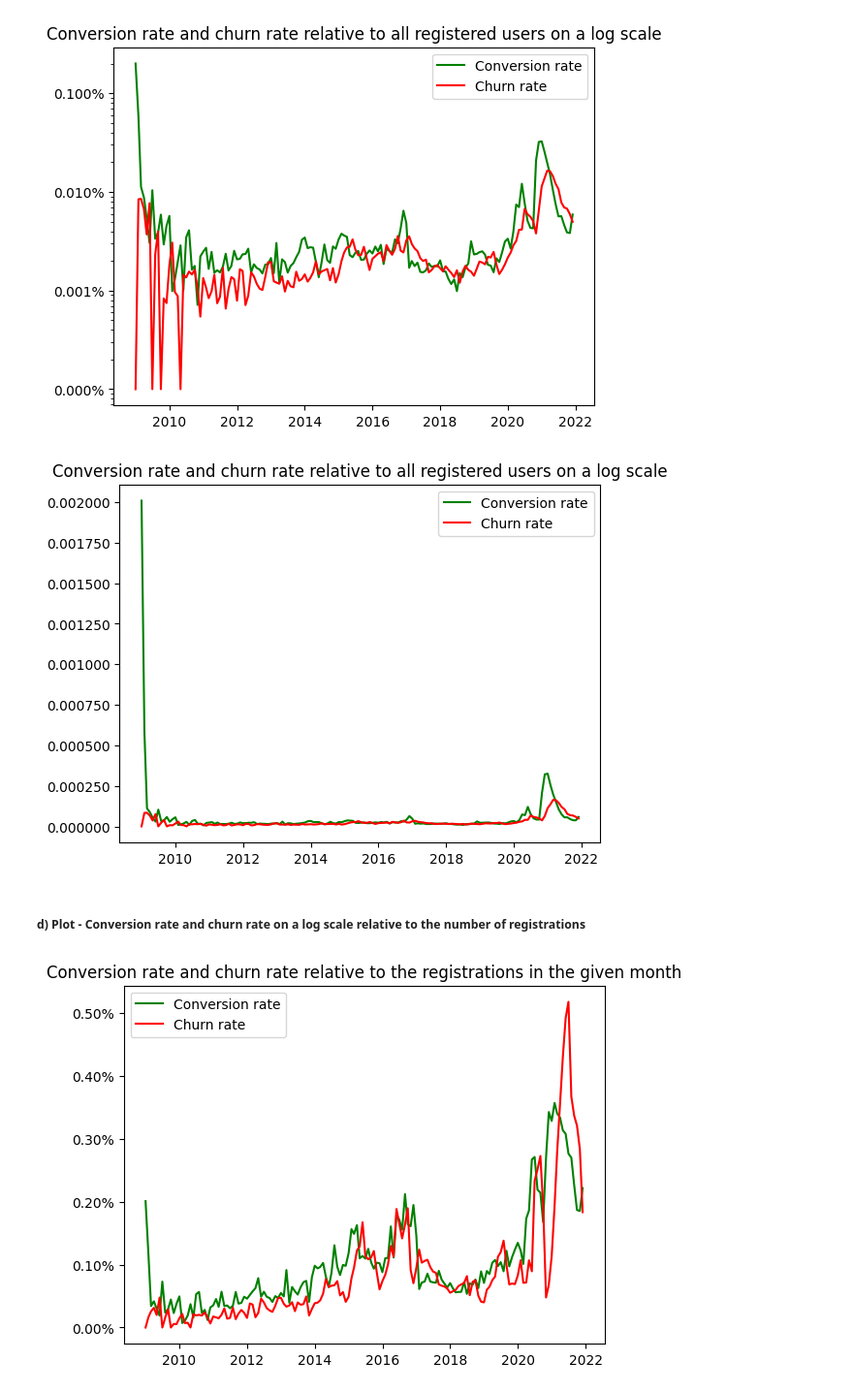
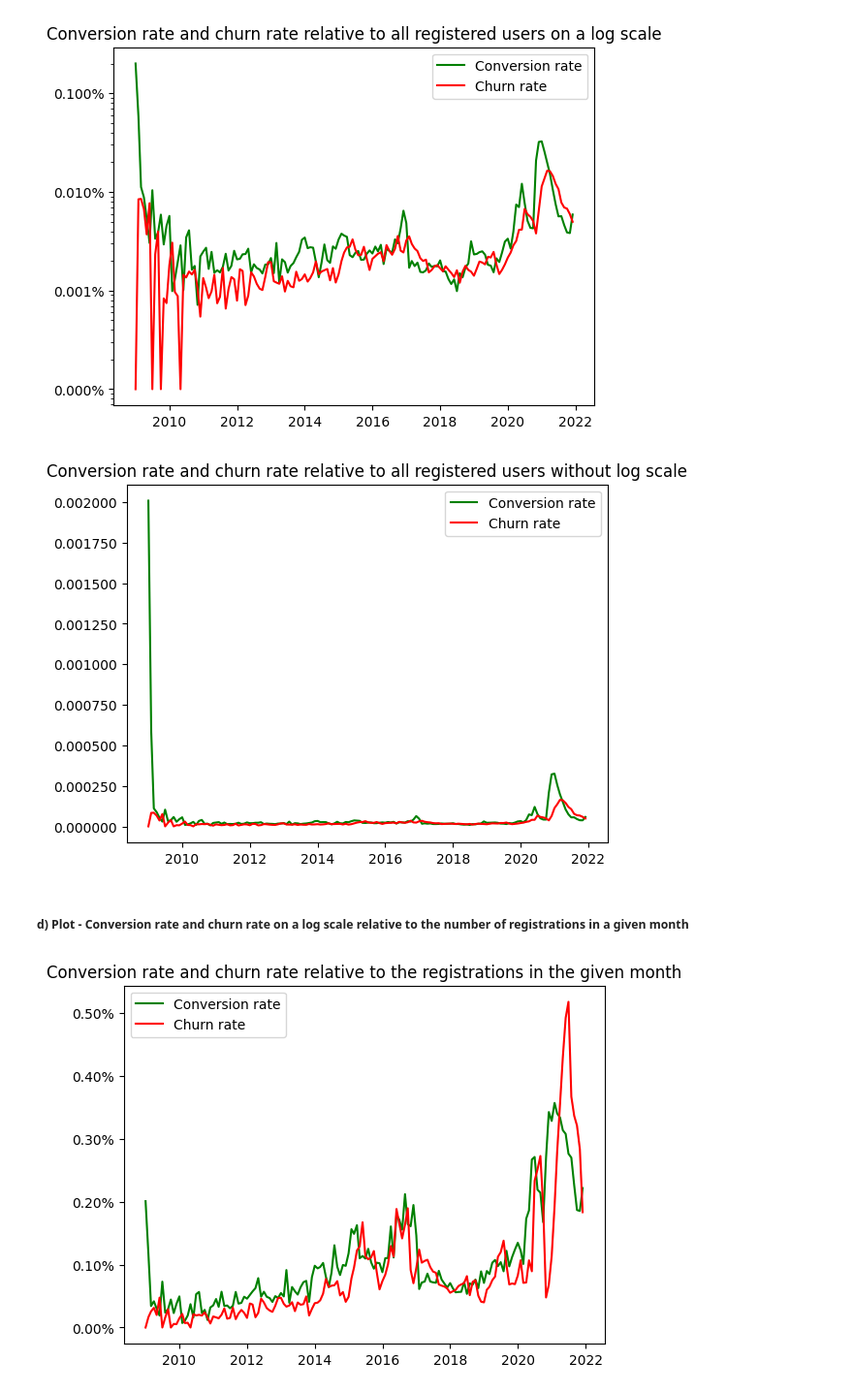
Before and after one commit to DanielBarabas/rajk-ml-course-barab, a Jupyter notebook: homeworks/BD_hw.ipynb, the cells around one changed output. Shown: that part at 97% size. Cells and saved outputs as stored; diff of their text form; code cells hidden in the pictures.

```diff
--- a/homeworks/BD_hw.ipynb
+++ b/homeworks/BD_hw.ipynb
@@ -134,18 +138,18 @@ plt.show()
 # %%
 # On a non-log scale:
 fig, ax1 = plt.subplots()
 ax1.plot(data["date"],data["conv_rate_per_user"],color = "green",label = "Conversion rate")
 ax1.plot(data["date"],data["churn_rate_per_user_1"], color = "red",label = "Churn rate")
 #ax1.set_yscale('log')
 ax1.yaxis.set_major_formatter(FormatStrFormatter('%1.6f'))
-ax1.set_title("Conversion rate and churn rate relative to all registered users on a log scale")
+ax1.set_title("Conversion rate and churn rate relative to all registered users without log scale")
 plt.legend()
 # Displaying the plot
 plt.show()
 # %% [output]
-[figure, old version]
+[figure, new version]
 # %% [markdown]
-##### d) Plot - Conversion rate and churn rate on a log scale relative to the number of registrations
+##### d) Plot - Conversion rate and churn rate on a log scale relative to the number of registrations in a given month
 # %%
 fig, ax1 = plt.subplots()
 ax1.plot(data["date"],data["conv_rate_per_reg"],color = "green",label = "Conversion rate")
```
Also changed, not shown: parts of 26 cells of this notebook.
